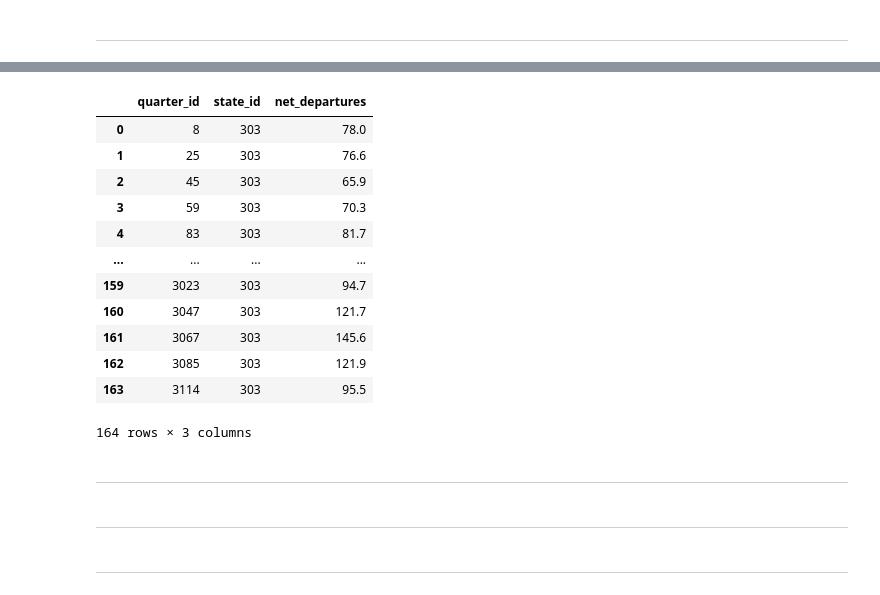
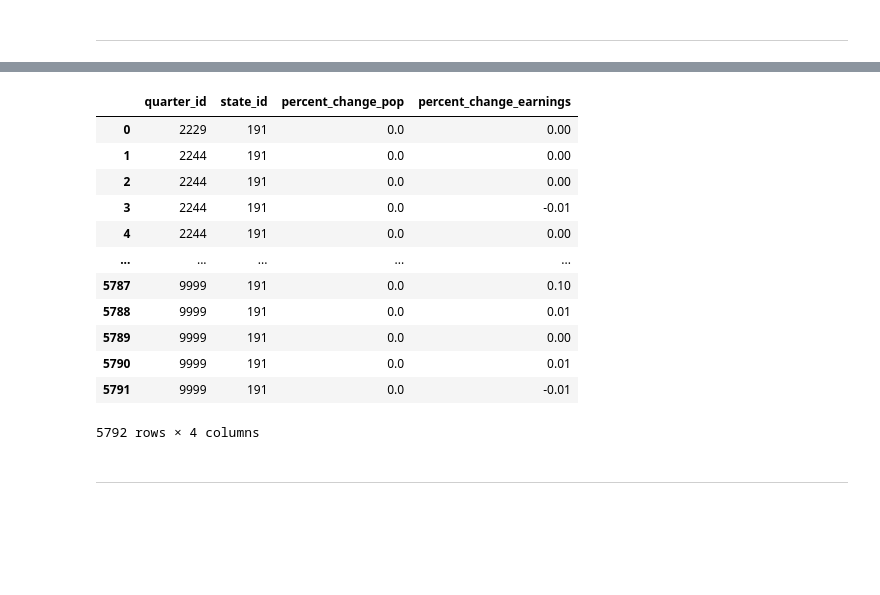
Before and after one commit to jonowood/Project_2, a Jupyter notebook: ETL/Clean_Test - Copy.ipynb, the cells around one changed output, grey strips where cells are left out. Saved outputs shown, nothing was run; the diff lists cells and outputs as text; code cells hidden in the pictures; blank space fills up the shorter version.

Commit message:
All working analysis done
in file CLEAN_TEST

```diff
--- a/ETL/Clean_Test - Copy.ipynb
+++ b/ETL/Clean_Test - Copy.ipynb
@@ -655,0 +706,6 @@ internal_departures_df.head()
+# %%
+# replace NaN with 0 or State Name
+analysis_df['state_id'] = analysis_df['state_id'].fillna("Australia")
+analysis_df['percent_change_earnings'] = analysis_df['percent_change_earnings'].fillna(0)
+analysis_df['percent_change_pop'] = analysis_df['percent_change_pop'].fillna(0)
+analysis_df.head()
@@ -656,7 +719,7 @@ internal_departures_df.head()
 # %%
-# # replace quarter_id names with keys from quarter_df
-# key_list = list(internal_departures_df['quarter_id'])
-# dict_lookup = dict(zip(new_test_quarter_df['date_quarter'], new_test_quarter_df['quarter_id']))
-# internal_departures_df['quarter_id'] = [dict_lookup[item] for item in key_list]
-# internal_departures_df.head()
+# replace quarter_id names with keys from quarter_df
+key_list = list(analysis_df['quarter_id'])
+dict_lookup = dict(zip(new_test_quarter_df['date_quarter'], new_test_quarter_df['quarter_id']))
+analysis_df['quarter_id'] = [dict_lookup[item] for item in key_list]
+analysis_df.head()
 # %% [output]
@@ -669,7 +732,7 @@ internal_departures_df.head()
 # %%
 # replace state_id names with keys from region_df
-key_list = list(internal_departures_df['state_id'])
+key_list = list(analysis_df['state_id'])
 dict_lookup = dict(zip(new_test_region_df['state_name'], new_test_region_df['state_id']))
-internal_departures_df['state_id'] = [dict_lookup[item] for item in key_list]
-internal_departures_df.head()
+analysis_df['state_id'] = [dict_lookup[item] for item in key_list]
+analysis_df.head()
 # %% [output]
@@ -693,25 +745,24 @@ internal_departures_df.head()
+# %%
+analysis_df.percent_change_pop = analysis_df.percent_change_pop.astype(float)
+analysis_df.percent_change_earnings = analysis_df.percent_change_earnings.astype(float)
 # %%
 # reset index with final data
-internal_departures_final = internal_departures_df.reset_index(drop=True)
-internal_departures_final
+analysis_final = analysis_df.reset_index(drop=True)
+analysis_final
 # %% [output]
-|  | quarter_id | state_id | net_departures |
-| 0 | 8 | 303 | 78.0 |
-| 1 | 25 | 303 | 76.6 |
-| 2 | 45 | 303 | 65.9 |
-| 3 | 59 | 303 | 70.3 |
-| 4 | 83 | 303 | 81.7 |
-| ... | ... | ... | ... |
-| 159 | 3023 | 303 | 94.7 |
-| 160 | 3047 | 303 | 121.7 |
-| 161 | 3067 | 303 | 145.6 |
-| 162 | 3085 | 303 | 121.9 |
-| 163 | 3114 | 303 | 95.5 |
+|  | quarter_id | state_id | percent_change_pop | percent_change_earnings |
+| 0 | 2229 | 191 | 0.0 | 0.00 |
+| 1 | 2244 | 191 | 0.0 | 0.00 |
+| 2 | 2244 | 191 | 0.0 | 0.00 |
+| 3 | 2244 | 191 | 0.0 | -0.01 |
+| 4 | 2244 | 191 | 0.0 | 0.00 |
+| ... | ... | ... | ... | ... |
+| 5787 | 9999 | 191 | 0.0 | 0.10 |
+| 5788 | 9999 | 191 | 0.0 | 0.01 |
+| 5789 | 9999 | 191 | 0.0 | 0.00 |
+| 5790 | 9999 | 191 | 0.0 | 0.01 |
+| 5791 | 9999 | 191 | 0.0 | -0.01 |
-164 rows × 3 columns
+5792 rows × 4 columns
-# %% [markdown]
------------------
-# %% [markdown]
----------------------
 # %% [markdown]
 -----
 # %% [markdown]
```
Also changed, not shown: parts of 37 cells of this notebook, 2 other files.
